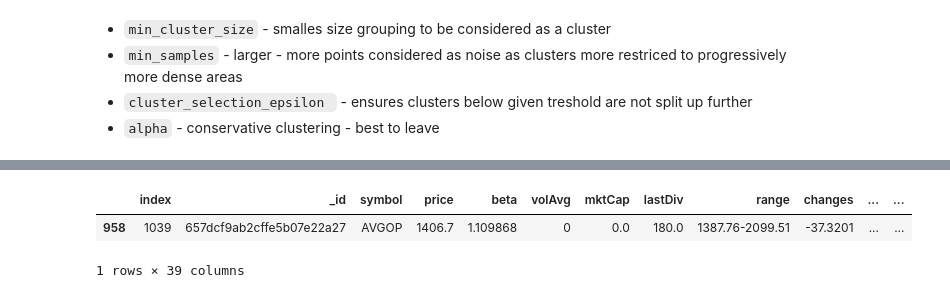
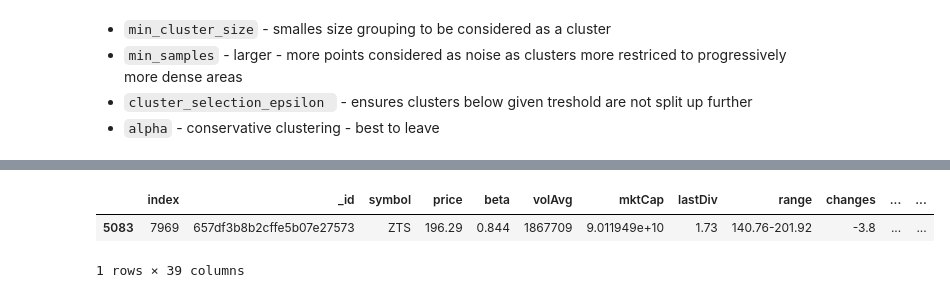
Before and after one commit to Michiel-DK/finance, a Jupyter notebook: notebooks/clustering_description.ipynb, the cells around one changed output, grey strips where cells are left out. Cells and saved outputs as stored; diff of their text form; code cells hidden in the pictures.

```diff
--- a/notebooks/clustering_description.ipynb
+++ b/notebooks/clustering_description.ipynb
@@ -230,10 +235,0 @@ Name: 1480, dtype: float64
-# %%
-hdbscan_model_first = HDBSCAN(
-    min_cluster_size=60,
-    metric='euclidean',
-    min_samples=30,
-    cluster_selection_epsilon=0.25,
-    prediction_data=False)
-
-text_cluster = hdbscan_model_first.fit(reduced_text_embeddings)
-full_df['cluster'] = text_cluster.labels_
@@ -256,0 +236,10 @@ To disable this warning, you can either:
+# %%
+min_cluster_size = [60]
+min_samples = [40]
+cluster_selection_epsilon = [0.25]
+n_neighbors = [30]
+n_components = [3]
+min_dist = [0.01]
+metric = ['cosine']
+# %%
+df2, hbd_scan2, umap2 = dbscan_gridsearch(embedded_docs, min_cluster_size, min_samples, cluster_selection_epsilon, n_neighbors, n_components, min_dist, metric, return_model=True)
@@ -256,0 +267,4 @@ To disable this warning, you can either:
+# %%
+test_df = full_df.copy()
+
+test_df['cluster'] = hbd_scan2.labels_
@@ -257,6 +292,6 @@ To disable this warning, you can either:
 # %%
-full_df[full_df.companyName.str.contains('Broadcom')]
+test_df[test_df['companyName'].str.contains('Zoetis')]
 # %% [output]
 |  | index | _id | symbol | price | beta | volAvg | mktCap | lastDiv | range | changes | ... | ... |
-| 958 | 1039 | 657dcf9ab2cffe5b07e22a27 | AVGOP | 1406.7 | 1.109868 | 0 | 0.0 | 180.0 | 1387.76-2099.51 | -37.3201 | ... | ... |
+| 5083 | 7969 | 657df3b8b2cffe5b07e27573 | ZTS | 196.29 | 0.844 | 1867709 | 9.011949e+10 | 1.73 | 140.76-201.92 | -3.8 | ... | ... |
 1 rows × 39 columns
```
Also changed, not shown: parts of 26 cells of this notebook, 3 other files.
